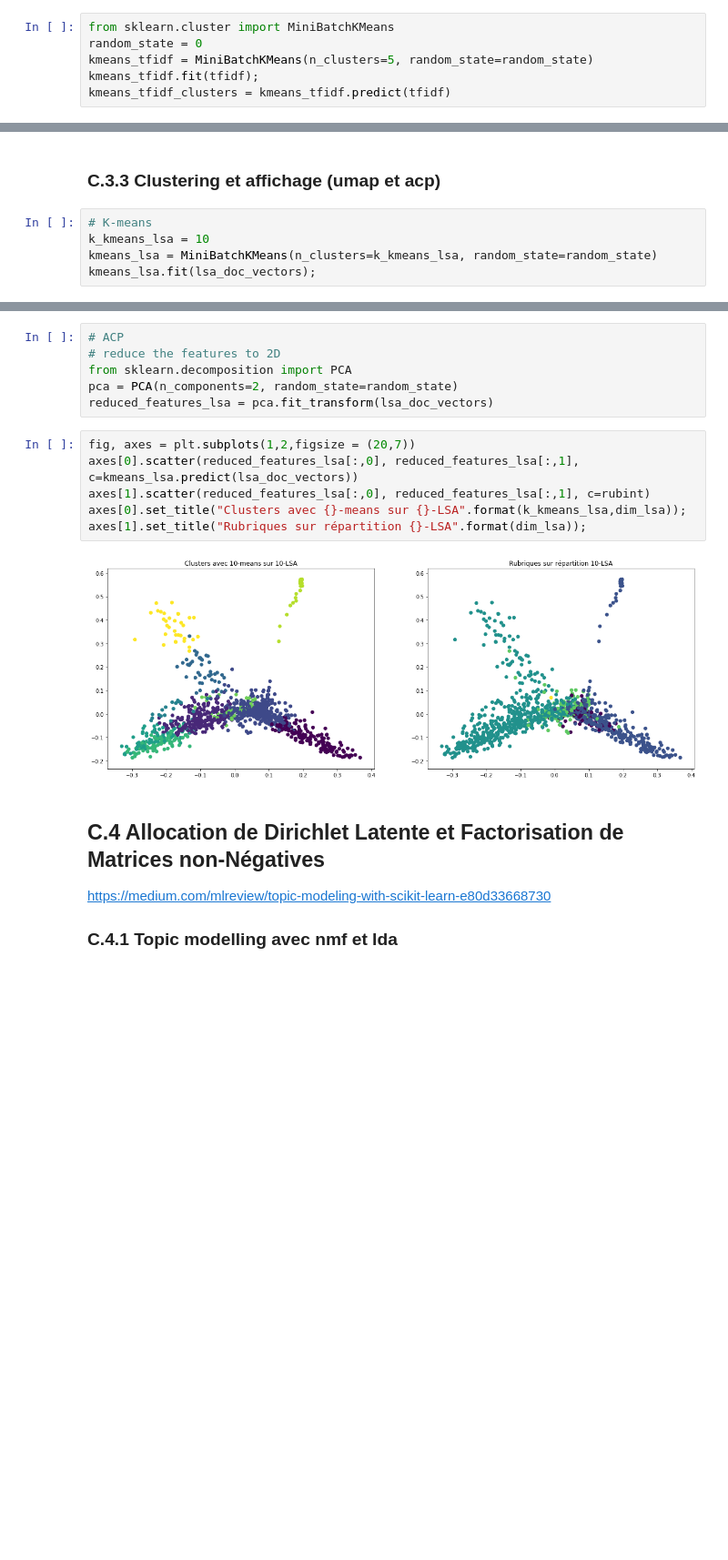
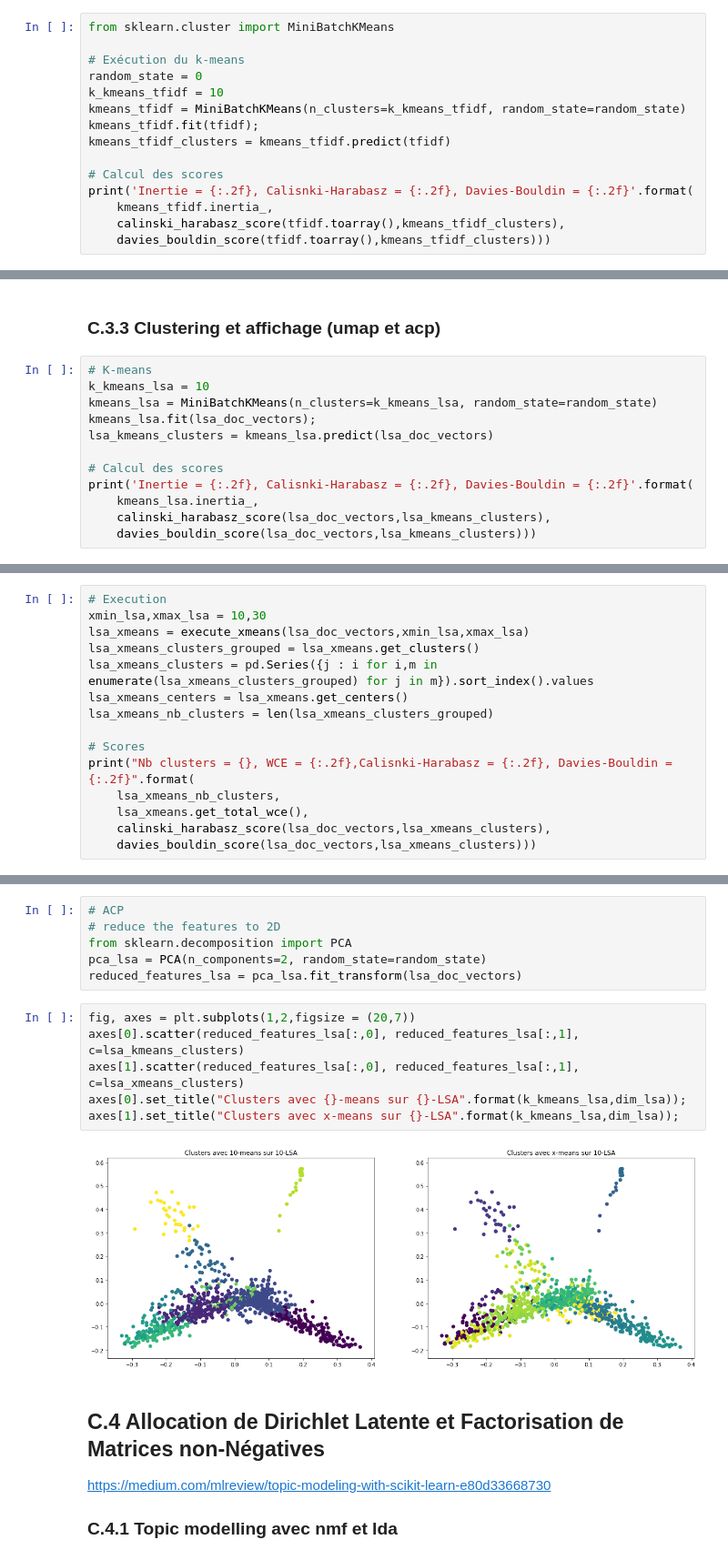
Before and after one commit to AchilleBaucher/confiance_diffusion, a Jupyter notebook: jupyter/clustering.ipynb, the cells around one changed output, grey strips where cells are left out. Shown at 91% size. Saved outputs shown, nothing was run; the diff lists cells and outputs as text; blank space fills up the shorter version.

```diff
--- a/jupyter/clustering.ipynb
+++ b/jupyter/clustering.ipynb
@@ -95,6 +98,15 @@ Prendre un corpus de documents, vectoriser avec tf idf, kmeans dessus.
 # %%
 from sklearn.cluster import MiniBatchKMeans
+
+# Exécution du k-means
 random_state = 0
-kmeans_tfidf = MiniBatchKMeans(n_clusters=5, random_state=random_state)
+k_kmeans_tfidf = 10
+kmeans_tfidf = MiniBatchKMeans(n_clusters=k_kmeans_tfidf, random_state=random_state)
 kmeans_tfidf.fit(tfidf);
 kmeans_tfidf_clusters = kmeans_tfidf.predict(tfidf)
+
+# Calcul des scores
+print('Inertie = {:.2f}, Calisnki-Harabasz = {:.2f}, Davies-Bouldin = {:.2f}'.format(
+    kmeans_tfidf.inertia_,
+    calinski_harabasz_score(tfidf.toarray(),kmeans_tfidf_clusters),
+    davies_bouldin_score(tfidf.toarray(),kmeans_tfidf_clusters)))
@@ -227,3 +268,10 @@ Topic 9:  fibromyalgie alzheimer dépistage colorectal france femme trouble
 k_kmeans_lsa = 10
 kmeans_lsa = MiniBatchKMeans(n_clusters=k_kmeans_lsa, random_state=random_state)
 kmeans_lsa.fit(lsa_doc_vectors);
+lsa_kmeans_clusters = kmeans_lsa.predict(lsa_doc_vectors)
+
+# Calcul des scores
+print('Inertie = {:.2f}, Calisnki-Harabasz = {:.2f}, Davies-Bouldin = {:.2f}'.format(
+    kmeans_lsa.inertia_,
+    calinski_harabasz_score(lsa_doc_vectors,lsa_kmeans_clusters),
+    davies_bouldin_score(lsa_doc_vectors,lsa_kmeans_clusters)))
@@ -229,0 +280,15 @@ kmeans_lsa.fit(lsa_doc_vectors);
+# %%
+# Execution
+xmin_lsa,xmax_lsa = 10,30
+lsa_xmeans = execute_xmeans(lsa_doc_vectors,xmin_lsa,xmax_lsa)
+lsa_xmeans_clusters_grouped = lsa_xmeans.get_clusters()
+lsa_xmeans_clusters = pd.Series({j : i for i,m in enumerate(lsa_xmeans_clusters_grouped) for j in m}).sort_index().values
+lsa_xmeans_centers = lsa_xmeans.get_centers()
+lsa_xmeans_nb_clusters = len(lsa_xmeans_clusters_grouped)
+
+# Scores
+print("Nb clusters = {}, WCE = {:.2f},Calisnki-Harabasz = {:.2f}, Davies-Bouldin = {:.2f}".format(
+    lsa_xmeans_nb_clusters,
+    lsa_xmeans.get_total_wce(),
+    calinski_harabasz_score(lsa_doc_vectors,lsa_xmeans_clusters),
+    davies_bouldin_score(lsa_doc_vectors,lsa_xmeans_clusters)))
@@ -249,16 +321,16 @@ axes[1].set_title("Rubriques sur répartition {}-LSA".format(dim_lsa));
 # ACP
 # reduce the features to 2D
 from sklearn.decomposition import PCA
-pca = PCA(n_components=2, random_state=random_state)
-reduced_features_lsa = pca.fit_transform(lsa_doc_vectors)
+pca_lsa = PCA(n_components=2, random_state=random_state)
+reduced_features_lsa = pca_lsa.fit_transform(lsa_doc_vectors)
 # %%
 fig, axes = plt.subplots(1,2,figsize = (20,7))
-axes[0].scatter(reduced_features_lsa[:,0], reduced_features_lsa[:,1], c=kmeans_lsa.predict(lsa_doc_vectors))
-axes[1].scatter(reduced_features_lsa[:,0], reduced_features_lsa[:,1], c=rubint)
+axes[0].scatter(reduced_features_lsa[:,0], reduced_features_lsa[:,1], c=lsa_kmeans_clusters)
+axes[1].scatter(reduced_features_lsa[:,0], reduced_features_lsa[:,1], c=lsa_xmeans_clusters)
 axes[0].set_title("Clusters avec {}-means sur {}-LSA".format(k_kmeans_lsa,dim_lsa));
-axes[1].set_title("Rubriques sur répartition {}-LSA".format(dim_lsa));
+axes[1].set_title("Clusters avec x-means sur {}-LSA".format(k_kmeans_lsa,dim_lsa));
 # %% [output]
-[figure, old version]
+[figure, new version]
 # %% [markdown]
 ## C.4 Allocation de Dirichlet Latente et Factorisation de Matrices non-Négatives
 https://medium.com/mlreview/topic-modeling-with-scikit-learn-e80d33668730
```
Also changed, not shown: parts of 28 cells of this notebook, 4 other files.
